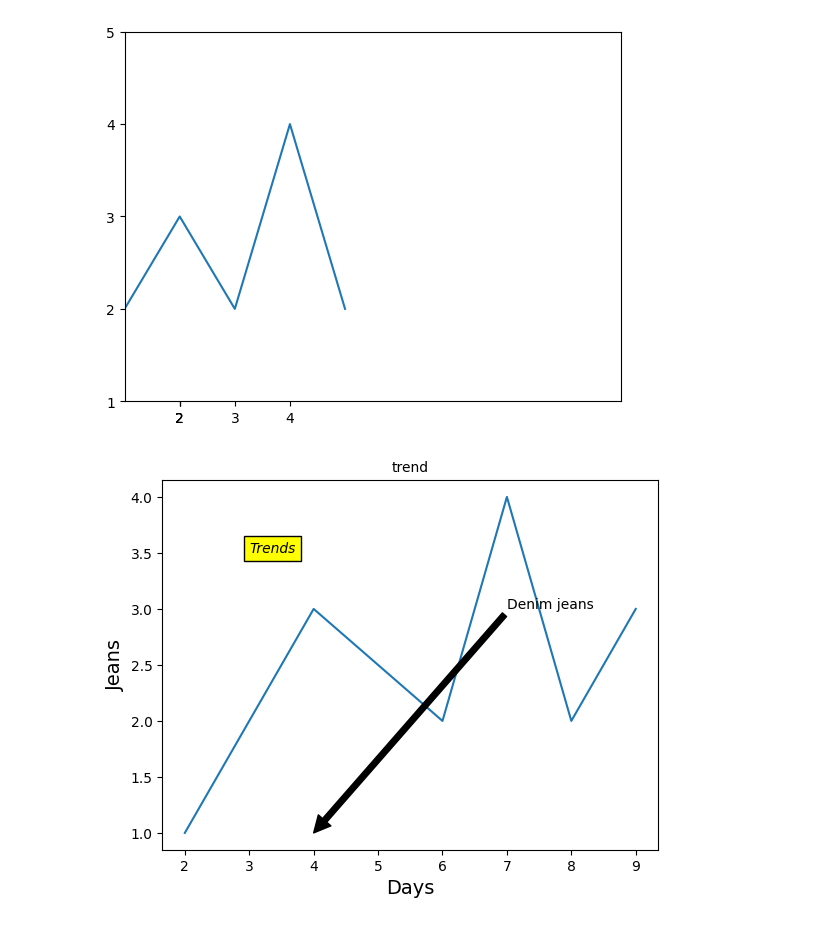
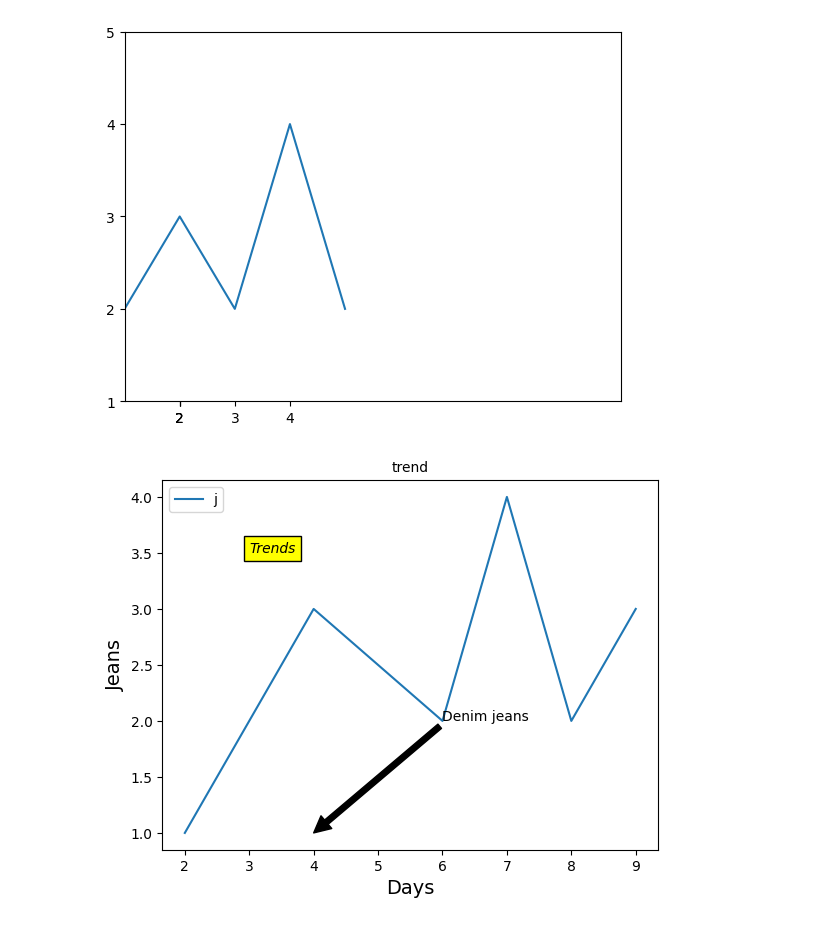
Before and after one commit to NishmthaM/matplotlib_python, a Jupyter notebook: Matplotlib.ipynb, the cells around one changed output. Cells and saved outputs as stored; diff of their text form; code cells hidden in the pictures.

```diff
--- a/Matplotlib.ipynb
+++ b/Matplotlib.ipynb
@@ -798,19 +798,21 @@ plt.show()
 # %%
 import matplotlib.pyplot as plt
 
 x=[2,4,6,7,8,9]
 y=[1,3,2,4,2,3]
 
 plt.plot(x,y)
 
 plt.title("trend",fontsize=10)
 plt.xlabel("Days",fontsize=14)
 plt.ylabel("Jeans",fontsize=14)
 
 plt.text(3,3.5,"Trends",style="italic",bbox={"facecolor":"yellow"})
 
-plt.annotate("Denim jeans",xy=(4,1),xytext=(7,3.0),arrowprops=dict(facecolor="black",shrink=50))
+plt.annotate("Denim jeans",xy=(4,1),xytext=(6,2),arrowprops=dict(facecolor="black",shrink=50))
+
+plt.legend("jeans",loc=2)
 
 plt.show()
 # %% [output]
-[figure, old version]
+[figure, new version]
```
